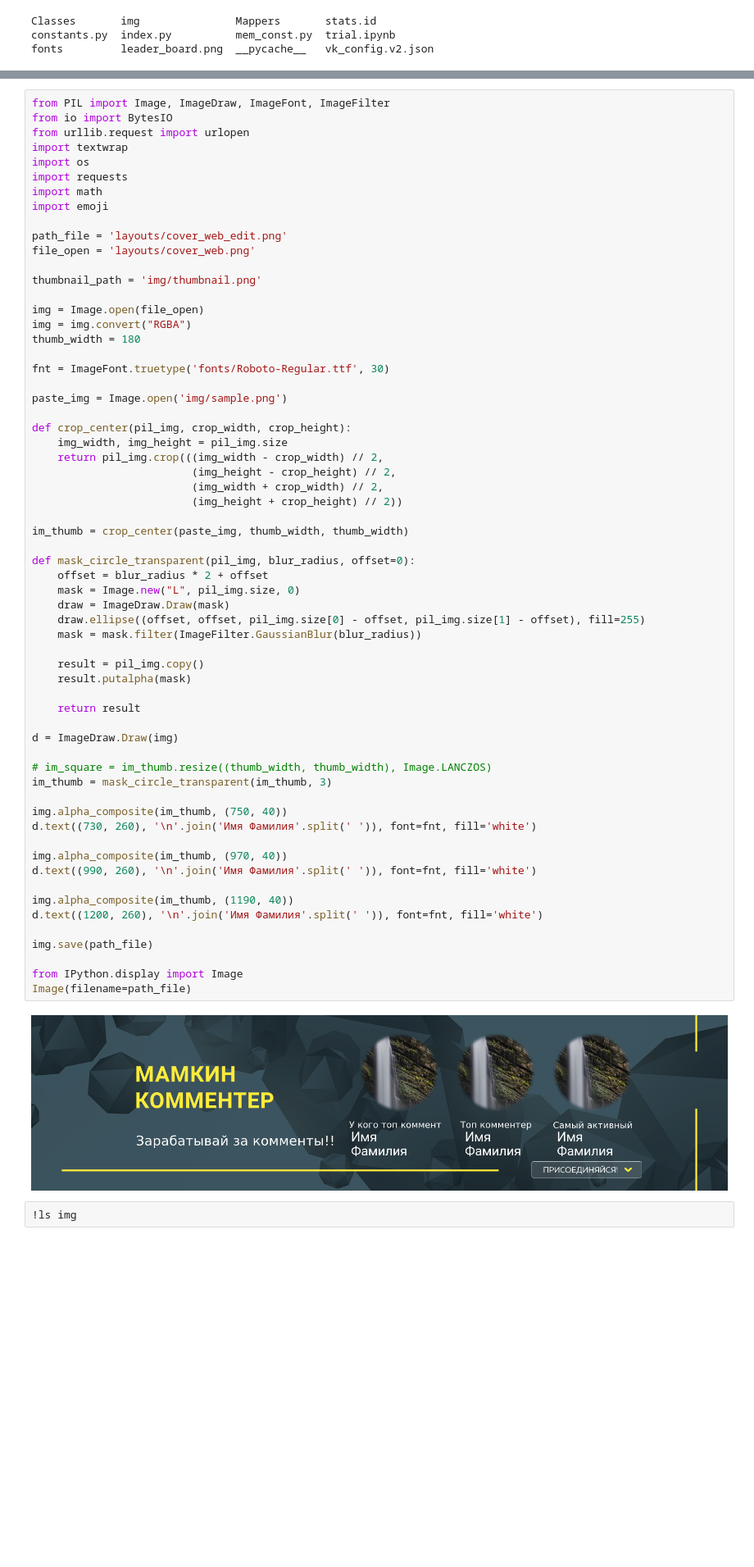
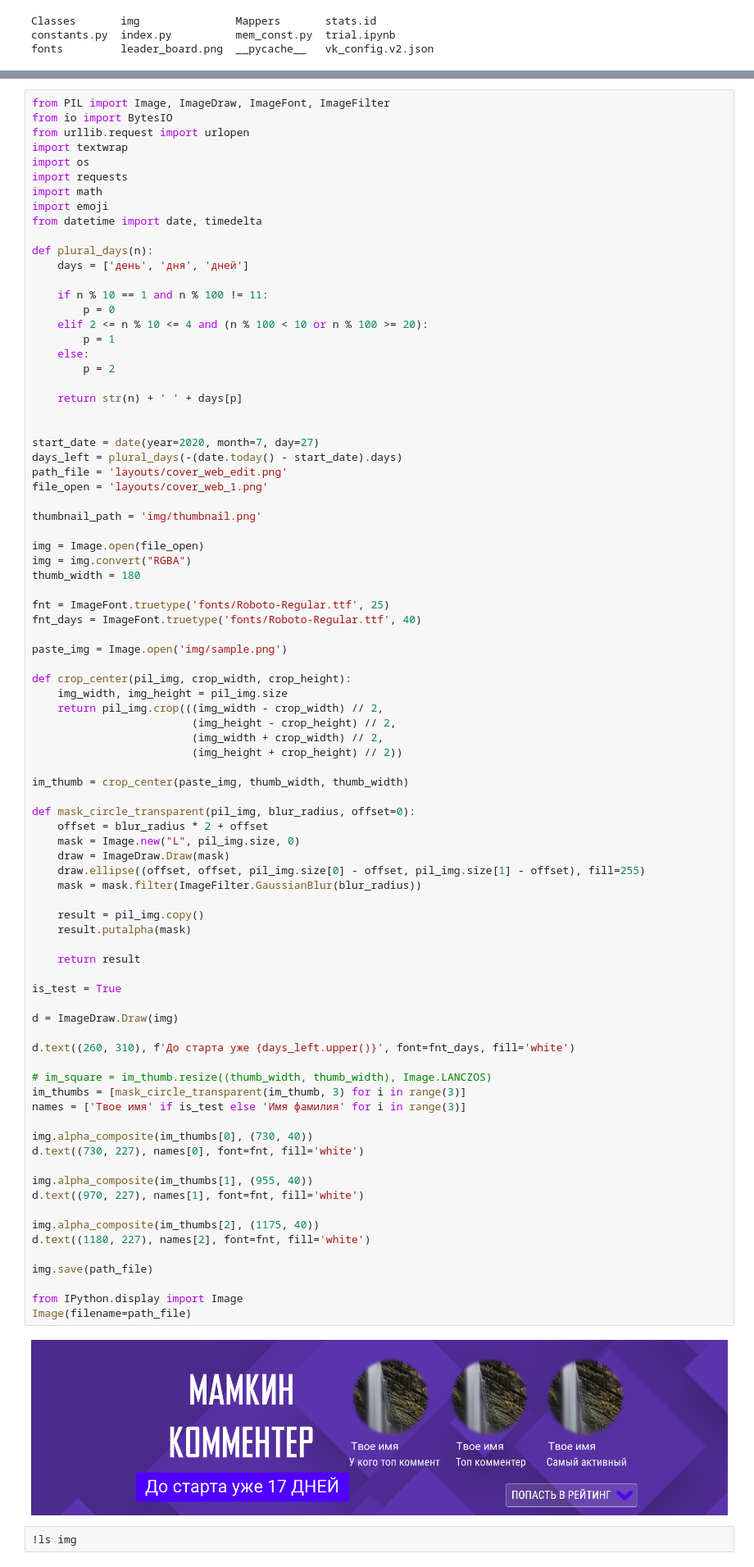
Before and after one commit to koliankolin/public_vk, a Jupyter notebook: trial.ipynb, the cells around one changed output, grey strips where cells are left out. Shown at 82% size. Saved outputs shown, nothing was run; the diff lists cells and outputs as text; blank space fills up the shorter version.

```diff
--- a/trial.ipynb
+++ b/trial.ipynb
@@ -377,9 +377,25 @@ import os
 import requests
 import math
 import emoji
+from datetime import date, timedelta
 
+def plural_days(n):
+    days = ['день', 'дня', 'дней']
+
+    if n % 10 == 1 and n % 100 != 11:
+        p = 0
+    elif 2 <= n % 10 <= 4 and (n % 100 < 10 or n % 100 >= 20):
+        p = 1
+    else:
+        p = 2
+
+    return str(n) + ' ' + days[p]
+
+
+start_date = date(year=2020, month=7, day=27)
+days_left = plural_days(-(date.today() - start_date).days)
 path_file = 'layouts/cover_web_edit.png'
-file_open = 'layouts/cover_web.png'
+file_open = 'layouts/cover_web_1.png'
 
 thumbnail_path = 'img/thumbnail.png'
 
@@ -387,7 +403,8 @@ img = Image.open(file_open)
 img = img.convert("RGBA")
 thumb_width = 180
 
-fnt = ImageFont.truetype('fonts/Roboto-Regular.ttf', 30)
+fnt = ImageFont.truetype('fonts/Roboto-Regular.ttf', 25)
+fnt_days = ImageFont.truetype('fonts/Roboto-Regular.ttf', 40)
 
 paste_img = Image.open('img/sample.png')
 
@@ -397,41 +414,46 @@ def crop_center(pil_img, crop_width, crop_height):
                          (img_height - crop_height) // 2,
                          (img_width + crop_width) // 2,
                          (img_height + crop_height) // 2))
 
 im_thumb = crop_center(paste_img, thumb_width, thumb_width)
 
 def mask_circle_transparent(pil_img, blur_radius, offset=0):
     offset = blur_radius * 2 + offset
     mask = Image.new("L", pil_img.size, 0)
     draw = ImageDraw.Draw(mask)
     draw.ellipse((offset, offset, pil_img.size[0] - offset, pil_img.size[1] - offset), fill=255)
     mask = mask.filter(ImageFilter.GaussianBlur(blur_radius))
 
     result = pil_img.copy()
     result.putalpha(mask)
 
     return result
 
+is_test = True
+
 d = ImageDraw.Draw(img)
 
+d.text((260, 310), f'До старта уже {days_left.upper()}', font=fnt_days, fill='white')
+
 # im_square = im_thumb.resize((thumb_width, thumb_width), Image.LANCZOS)
-im_thumb = mask_circle_transparent(im_thumb, 3)
+im_thumbs = [mask_circle_transparent(im_thumb, 3) for i in range(3)]
+names = ['Твое имя' if is_test else 'Имя фамилия' for i in range(3)]
 
-img.alpha_composite(im_thumb, (750, 40))
-d.text((730, 260), '\n'.join('Имя Фамилия'.split(' ')), font=fnt, fill='white')
+img.alpha_composite(im_thumbs[0], (730, 40))
+d.text((730, 227), names[0], font=fnt, fill='white')
 
-img.alpha_composite(im_thumb, (970, 40))
-d.text((990, 260), '\n'.join('Имя Фамилия'.split(' ')), font=fnt, fill='white')
+img.alpha_composite(im_thumbs[1], (955, 40))
+d.text((970, 227), names[1], font=fnt, fill='white')
 
-img.alpha_composite(im_thumb, (1190, 40))
-d.text((1200, 260), '\n'.join('Имя Фамилия'.split(' ')), font=fnt, fill='white')
+img.alpha_composite(im_thumbs[2], (1175, 40))
+d.text((1180, 227), names[2], font=fnt, fill='white')
 
 img.save(path_file)
 
 from IPython.display import Image
 Image(filename=path_file)
 # %% [output]
-[figure, old version]
+[figure, new version]
 # %%
 !ls img
 # %% [output]
```
Also changed, not shown: 5 other files.
